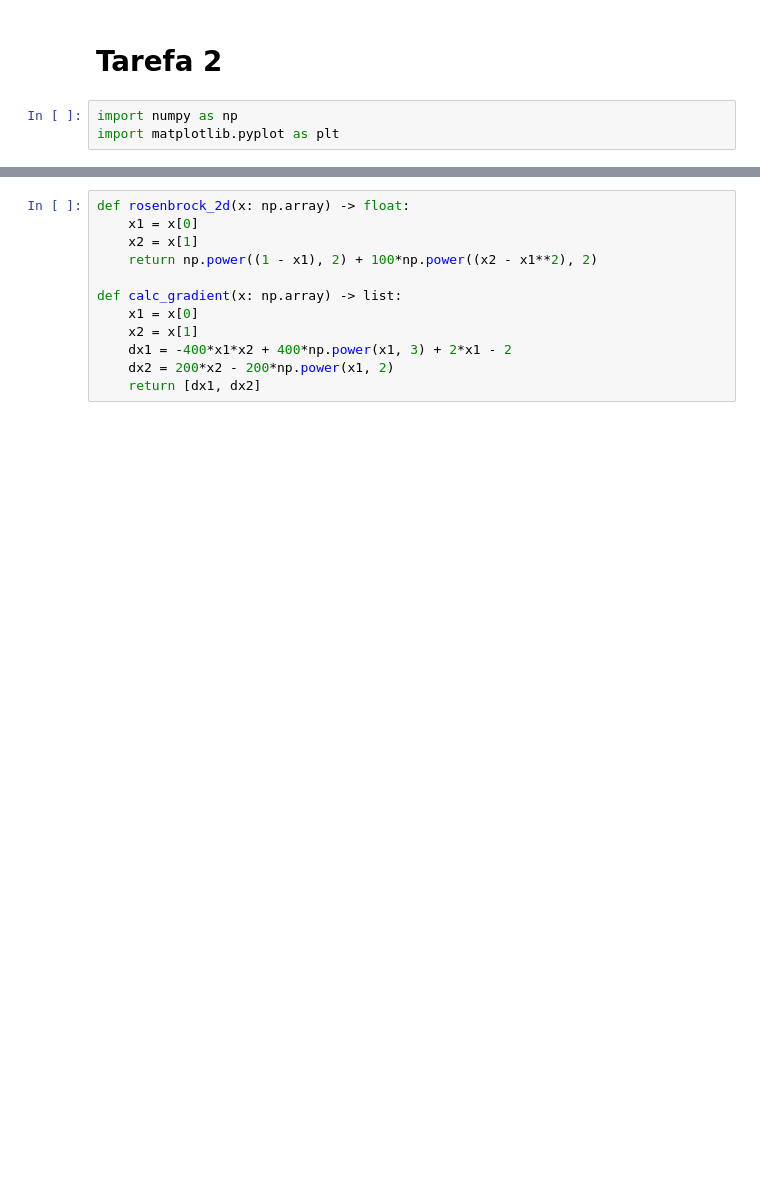
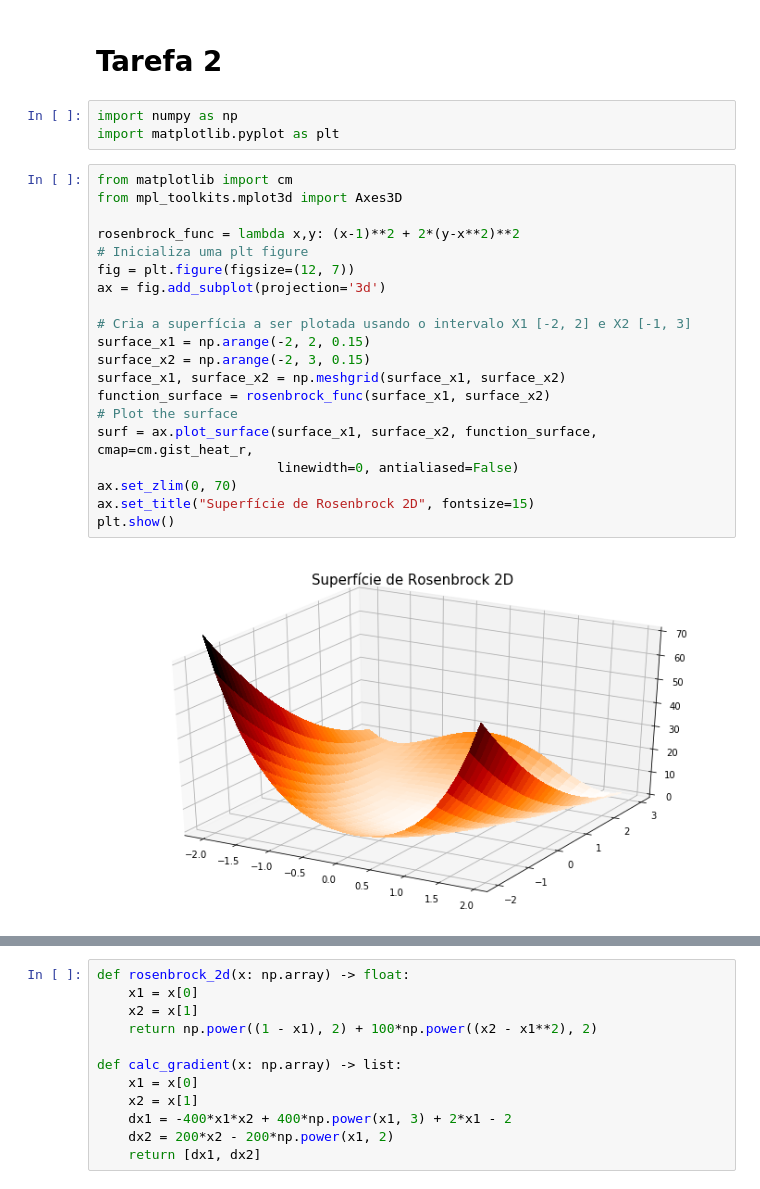
Before and after one commit to andisantos/MO431-432, a Jupyter notebook: MO431/T2/Tarefa_2_dre.ipynb, the cells around one changed output, grey strips where cells are left out. Saved outputs shown, nothing was run; the diff lists cells and outputs as text; blank space fills up the shorter version.

Commit message:
Add plots

```diff
--- a/MO431/T2/Tarefa_2_dre.ipynb
+++ b/MO431/T2/Tarefa_2_dre.ipynb
@@ -3,3 +3,25 @@
 # %%
 import numpy as np
 import matplotlib.pyplot as plt
+# %%
+from matplotlib import cm
+from mpl_toolkits.mplot3d import Axes3D
+
+rosenbrock_func = lambda x,y: (x-1)**2 + 2*(y-x**2)**2
+# Inicializa uma plt figure
+fig = plt.figure(figsize=(12, 7))
+ax = fig.add_subplot(projection='3d')
+
+# Cria a superfícia a ser plotada usando o intervalo X1 [-2, 2] e X2 [-1, 3]
+surface_x1 = np.arange(-2, 2, 0.15)
+surface_x2 = np.arange(-2, 3, 0.15)
+surface_x1, surface_x2 = np.meshgrid(surface_x1, surface_x2)
+function_surface = rosenbrock_func(surface_x1, surface_x2)
+# Plot the surface
+surf = ax.plot_surface(surface_x1, surface_x2, function_surface, cmap=cm.gist_heat_r,
+                       linewidth=0, antialiased=False)
+ax.set_zlim(0, 70)
+ax.set_title("Superfície de Rosenbrock 2D", fontsize=15)
+plt.show()
+# %% [output]
+[figure, added]
```
Also changed, not shown: parts of 30 cells of this notebook.
